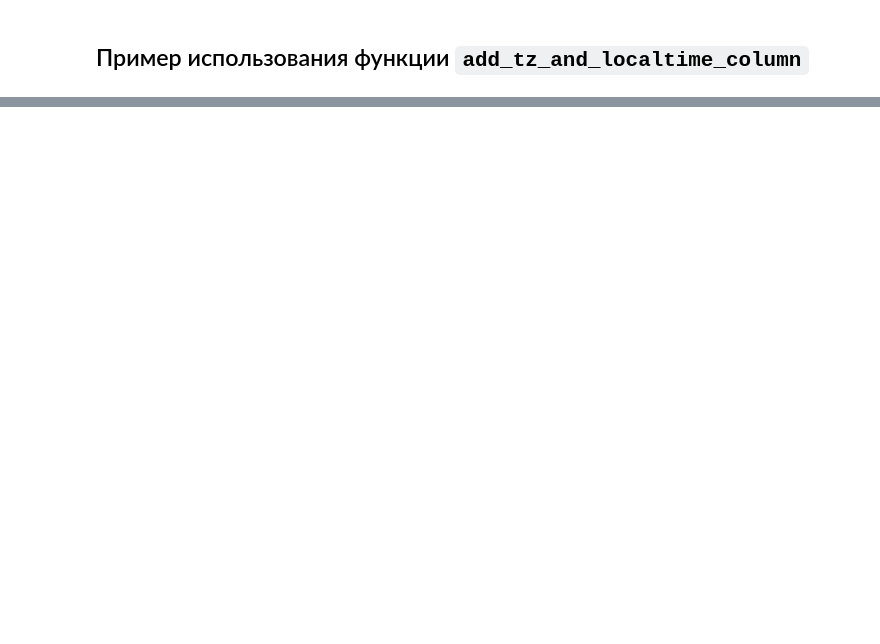
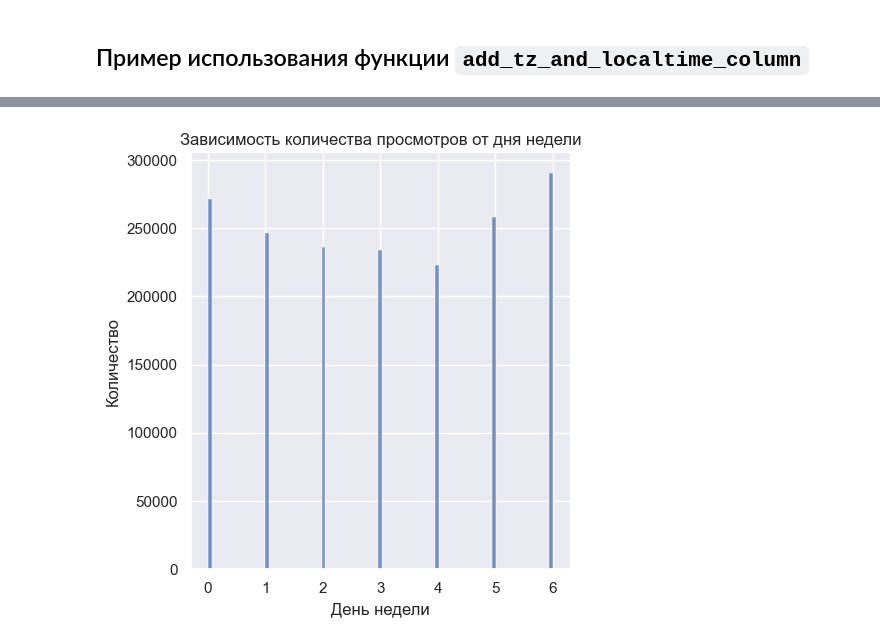
Before and after one commit to Paspasuy/SocDemPrediction, a Jupyter notebook: personal/paspasuy/baseline_socdem.ipynb, the cells around one changed output, grey strips where cells are left out. Saved outputs shown, nothing was run; the diff lists cells and outputs as text; code cells hidden in the pictures; blank space fills up the shorter version.

```diff
--- a/personal/paspasuy/baseline_socdem.ipynb
+++ b/personal/paspasuy/baseline_socdem.ipynb
@@ -34,0 +65,8 @@ df_with_localtime.head()
+# %%
+fig = sns.displot(date_col.dt.dayofweek)
+plt.title('Зависимость количества просмотров от дня недели')
+plt.xlabel('День недели')
+plt.ylabel('Количество')
+plt.show()
+# %% [output]
+[figure, added]
```
Also changed, not shown: parts of 6 cells of this notebook, 3 other files.
